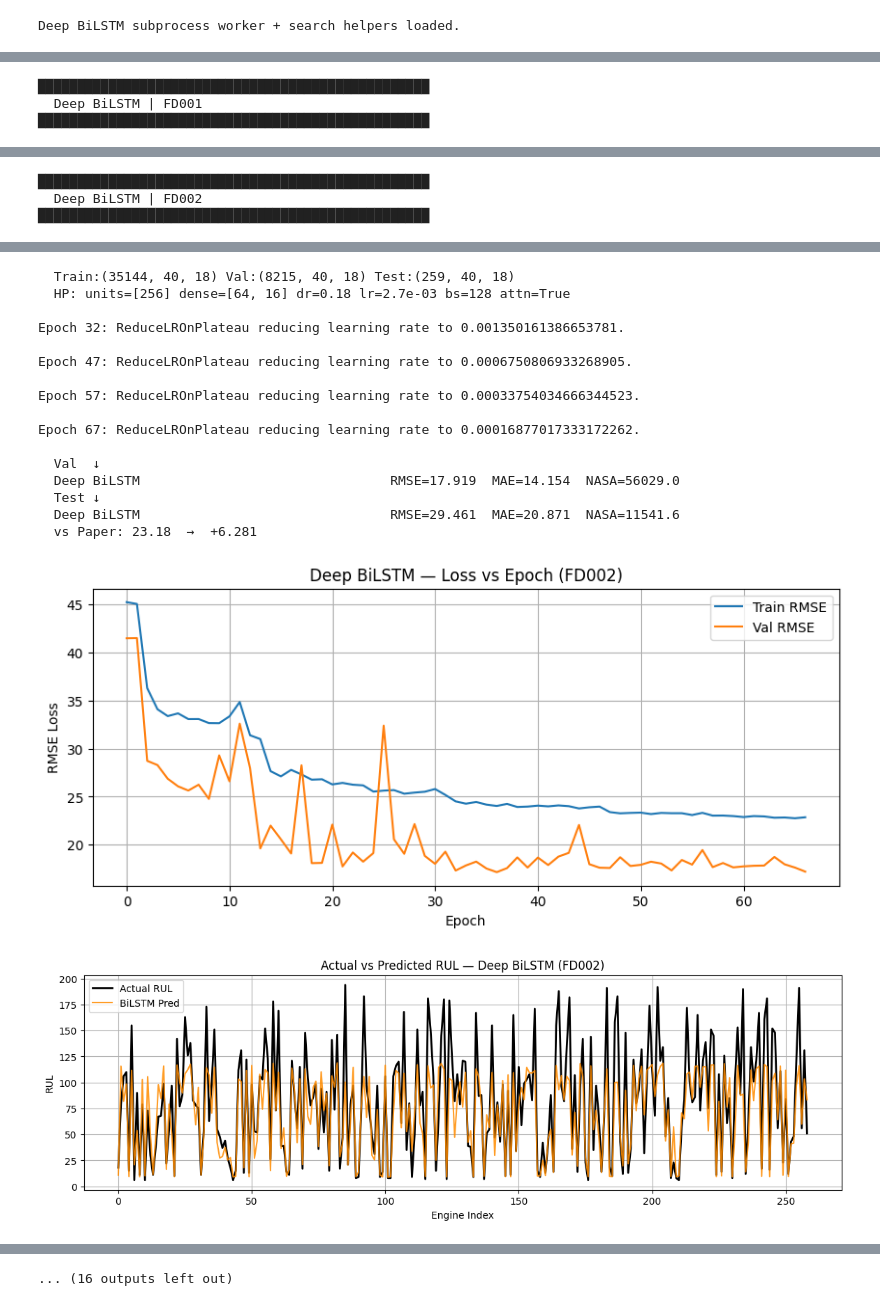
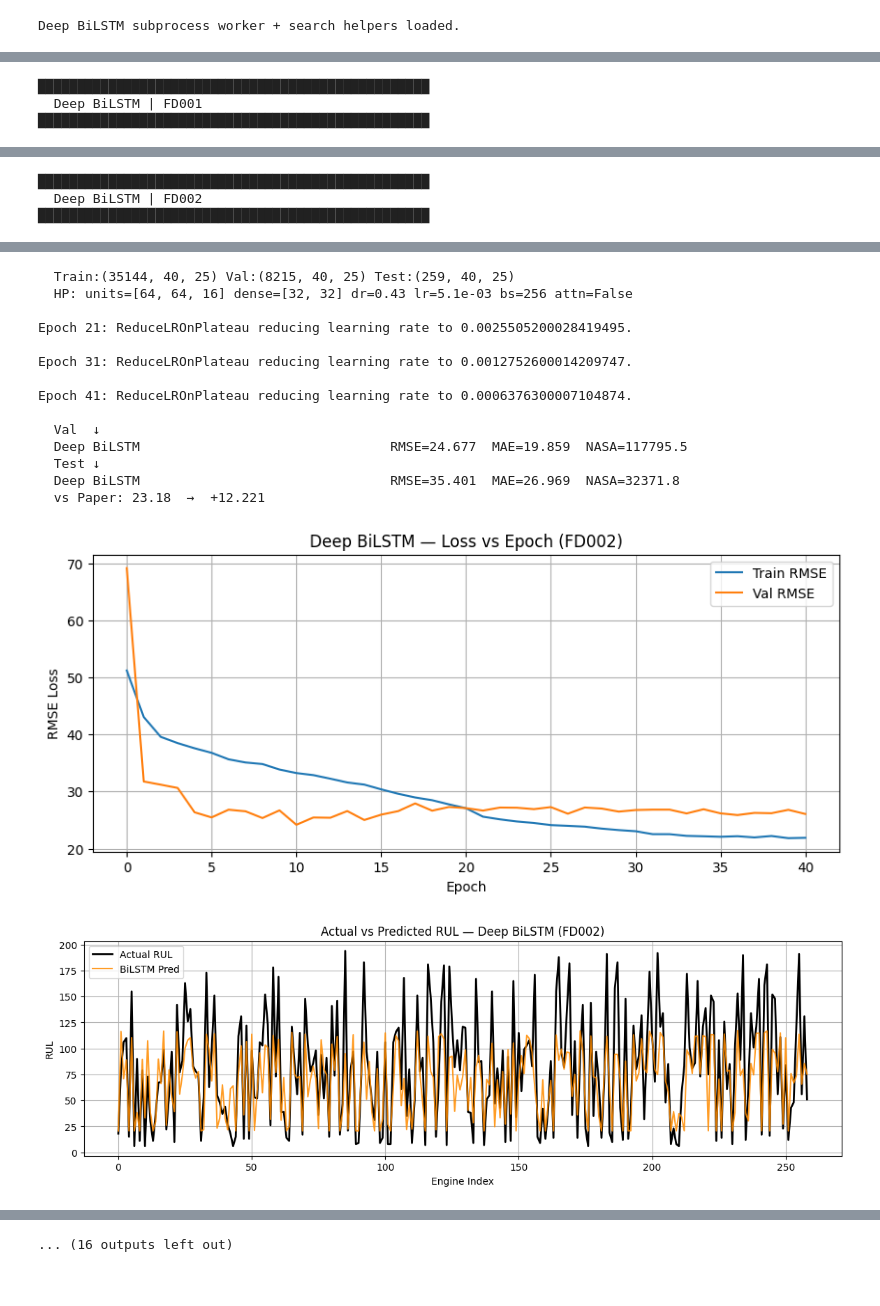
Before and after one commit to PihuCodeTech/Aircraft-Engine-RUL-Prediction, a Jupyter notebook: notebooks/DeepBiLSTM.ipynb, the cells around one changed output, grey strips where cells are left out. Saved outputs shown, nothing was run; the diff lists cells and outputs as text; code cells hidden in the pictures.

Commit message:
FD003 + FD004 combined search

```diff
--- a/notebooks/DeepBiLSTM.ipynb
+++ b/notebooks/DeepBiLSTM.ipynb
@@ -40,9 +40,13 @@ DATASET_CONFIG = {
     'FD004': {'rul_threshold': 125},
 }
 
-FEATURES = ['cycle','op1','op2','op3'] + [f's{i}' for i in range(1, 22) if i not in [1, 5, 6, 10, 16, 18, 19]]
+FEATURES_14 = [
+    's2','s3','s4','s7','s8','s9',
+    's11','s12','s13','s14','s15','s17','s20','s21'
+]
+FEATURES_25 = ['cycle','op1','op2','op3'] + [f's{i}' for i in range(1, 22)]
 
-ACTIVE_FEATURES = FEATURES
+ACTIVE_FEATURES = FEATURES_25
 N_FEATURES      = len(ACTIVE_FEATURES)
 
 HP_DEFAULT = {
@@ -933,9 +1007,7 @@ best_hp_bilstm, rs_bilstm, bo_bilstm = bilstm_combined_search(
 # %%
 # ══════════════════════════════════════════════════════════════════════════════
 # Deep BiLSTM — SNIPPET 6: RETRAIN BEST HP ON ALL 4 DATASETS
-# NEW: explicit per-dataset memory cleanup (gc + clear_session + _trim_ram)
-# prevents RAM accumulation across the 4 retrains. Only the metrics and
-# test_preds we need are kept — history is dropped immediately after each run.
+# MODIFIED: added rel% column and avg comparison line to results table.
 # ══════════════════════════════════════════════════════════════════════════════
 optimized_bilstm = {}
 
@@ -945,7 +1017,6 @@ for dataset in DATASETS:
 
     try:
         result = train_and_evaluate(dataset, best_hp_bilstm, show_plots=True)
-        # NEW: store only what we need — drop 'history', 'val_preds', 'y_val'
         optimized_bilstm[dataset] = {
             'rmse'      : result['rmse'],
             'mae'       : result['mae'],
@@ -953,10 +1024,9 @@ for dataset in DATASETS:
             'nasa'      : result['nasa'],
             'test_preds': result['test_preds'],
         }
-        del result   # release history dict + large array references immediately
+        del result
 
     finally:
-        # NEW: aggressive cleanup to keep RAM flat across the 4 retrains
         tf.keras.backend.clear_session()
         gc.collect(); gc.collect()
         _trim_ram()
@@ -964,15 +1034,21 @@ for dataset in DATASETS:
 print(f"\n{'═'*70}")
 print(f"  DEEP BiLSTM — OPTIMIZED RESULTS")
 print(f"{'═'*70}")
-print(f"  {'DS':<8} {'RMSE':>10} {'vs Baseline':>14} {'vs Paper':>10}")
-print(f"  {'':─<8} {'':─>10} {'':─>14} {'':─>10}")
+print(f"  {'DS':<8} {'RMSE':>10} {'vs Baseline':>14} {'vs Paper':>10} {'rel %':>8}")
+print(f"  {'':─<8} {'':─>10} {'':─>14} {'':─>10} {'':─>8}")
 for ds in DATASETS:
-    o   = optimized_bilstm[ds]['rmse']
-    b   = all_results[ds]['rmse']
-    pap = PAPER_RESULTS.get(ds, 0)
-    print(f"  {ds:<8} {o:>10.3f}  {o-b:>+14.3f}  {o-pap:>+10.3f}")
+    o    = optimized_bilstm[ds]['rmse']
+    b    = all_results[ds]['rmse']
+    pap  = PAPER_RESULTS.get(ds, 0)
+    diff = o - b
+    pct  = (diff / b) * 100
+    print(f"  {ds:<8} {o:>10.3f}  {diff:>+14.3f}  {o-pap:>+10.3f} {pct:>+7.1f}%")
 
-plot_rmse_bar(optimized_bilstm, 'Deep BiLSTM Optimized — Test RMSE')
+avg_opt  = np.mean([optimized_bilstm[ds]['rmse'] for ds in DATASETS])
+avg_base = np.mean([all_results[ds]['rmse']       for ds in DATASETS])
+print(f"\n  Average RMSE — Baseline: {avg_base:.3f}  "
+      f"Optimized: {avg_opt:.3f}  ({avg_opt-avg_base:+.3f})")
+plot_rmse_bar(optimized_bilstm, 'Deep BiLSTM Optimized (FD003+FD004 search)')
 plot_baseline_comparison(PAPER_RESULTS, optimized_bilstm)
 
 print("\n  Predictions available for ensemble:")
@@ -980,7 +1056,7 @@ for ds in DATASETS:
     tp = optimized_bilstm[ds]['test_preds']
     print(f"    {ds}: test_preds.shape={tp.shape}  "
           f"[min={tp.min():.1f}  max={tp.max():.1f}  mean={tp.mean():.1f}]")
-print("\n  Compatible with DATCN and DAST predictions for weighted ensemble.")
+print("\n  Compatible with DATCN, DAST, BiLSTM, and TCN predictions for weighted ensemble.")
 # %% [output]
 ██████████████████████████████████████████████████
   Deep BiLSTM | FD001
@@ -1008,22 +1086,20 @@ Epoch 63: ReduceLROnPlateau reducing learning rate to 0.00016877017333172262.
 ██████████████████████████████████████████████████
   Deep BiLSTM | FD002
 ██████████████████████████████████████████████████
 [figure]
-  Train:(35144, 40, 18) Val:(8215, 40, 18) Test:(259, 40, 18)
-  HP: units=[256] dense=[64, 16] dr=0.18 lr=2.7e-03 bs=128 attn=True
+  Train:(35144, 40, 25) Val:(8215, 40, 25) Test:(259, 40, 25)
+  HP: units=[64, 64, 16] dense=[32, 32] dr=0.43 lr=5.1e-03 bs=256 attn=False
 
-Epoch 32: ReduceLROnPlateau reducing learning rate to 0.001350161386653781.
+Epoch 21: ReduceLROnPlateau reducing learning rate to 0.0025505200028419495.
 
-Epoch 47: ReduceLROnPlateau reducing learning rate to 0.0006750806933268905.
+Epoch 31: ReduceLROnPlateau reducing learning rate to 0.0012752600014209747.
 
-Epoch 57: ReduceLROnPlateau reducing learning rate to 0.00033754034666344523.
-
-Epoch 67: ReduceLROnPlateau reducing learning rate to 0.00016877017333172262.
+Epoch 41: ReduceLROnPlateau reducing learning rate to 0.0006376300007104874.
 
   Val  ↓
-  Deep BiLSTM                                RMSE=17.919  MAE=14.154  NASA=56029.0
+  Deep BiLSTM                                RMSE=24.677  MAE=19.859  NASA=117795.5
   Test ↓
-  Deep BiLSTM                                RMSE=29.461  MAE=20.871  NASA=11541.6
-  vs Paper: 23.18  →  +6.281
+  Deep BiLSTM                                RMSE=35.401  MAE=26.969  NASA=32371.8
+  vs Paper: 23.18  →  +12.221
-[figure, old version]
+[figure, new version]
-[figure, old version]
+[figure, new version]
```
Also changed, not shown: parts of 8 cells of this notebook.
